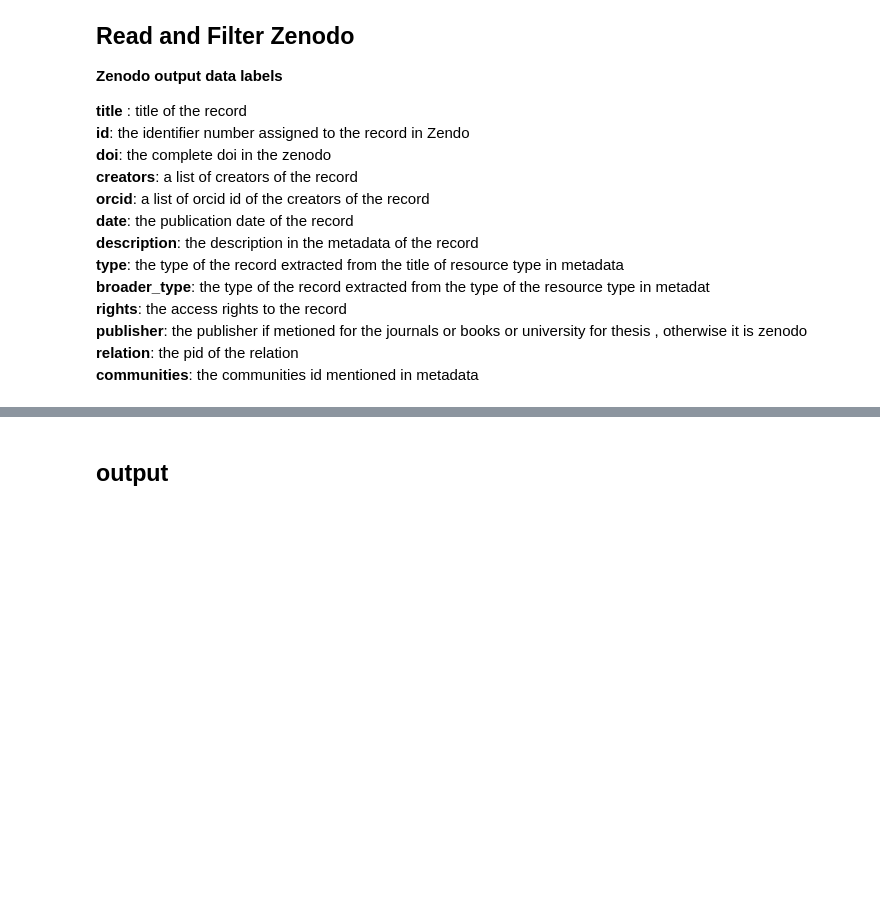
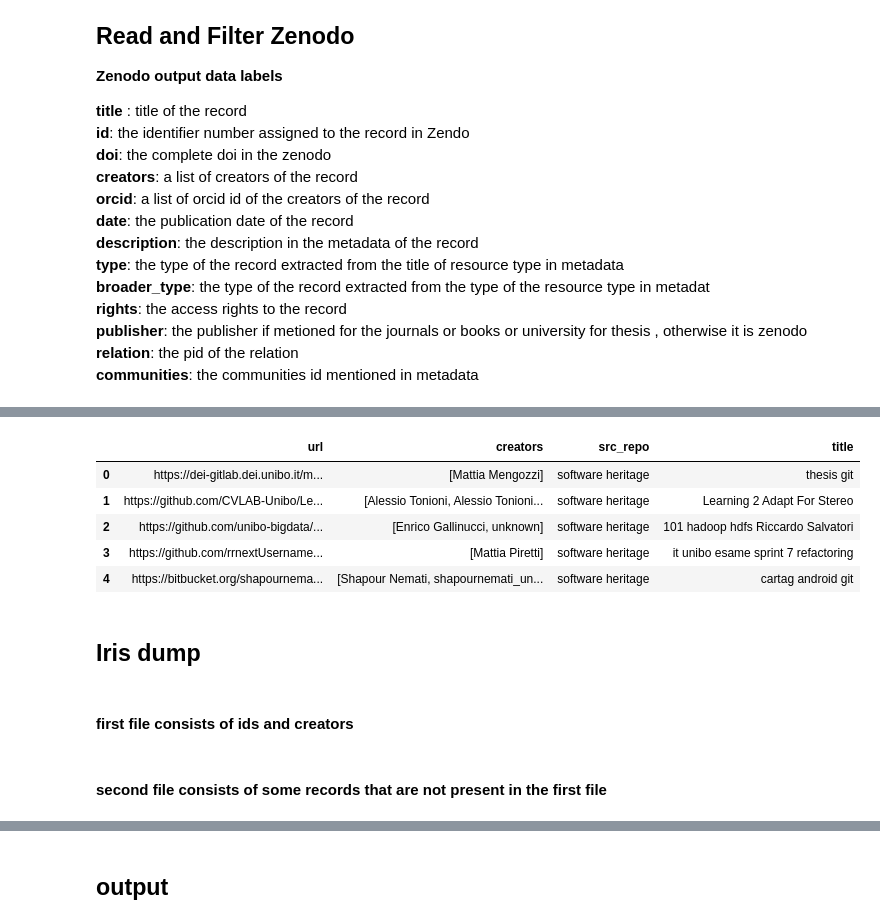
Before and after one commit to open-sci/2024-2025, a Jupyter notebook: crisis/code/mashup/mashup.ipynb, the cells around one changed output, grey strips where cells are left out. Cells and saved outputs as stored; diff of their text form; code cells hidden in the pictures; blank space fills up the shorter version.

```diff
--- a/crisis/code/mashup/mashup.ipynb
+++ b/crisis/code/mashup/mashup.ipynb
@@ -122,0 +227,50 @@ See the caveats in the documentation: https://pandas.pydata.org/pandas-docs/stab
+# %%
+swh_ds = pd.read_json(path_or_buf='../datasets/unibo_repositories_swh.json')
+# %%
+def author_getter(creators_raw):
+    # creators_raw is already the list we want
+    if not isinstance(creators_raw, list):
+        creators_raw = []
+
+    creators = []
+
+    for person in creators_raw:
+        if not isinstance(person, dict):
+            continue
+        name = person.get("name", {})
+
+        if name != 'GitHub':
+            creators.append(name)    # get name
+
+    return pd.Series({"creators": creators or np.nan})
+# %%
+swh_ds[["creators"]] = swh_ds["authors"].apply(author_getter) # Apply the function
+# %%
+swh_ds = swh_ds[['url', 'creators']]
+swh_ds['src_repo'] = 'software heritage'
+# %%
+# Get the title from the url tail
+swh_ds['title'] = swh_ds['url'].str.extract(r'.*/(.*?)$')
+PATTERN = (
+      r'(?<=[a-z0-9])(?=[A-Z])'    # lower-or-digit → Upper
+    r'|(?<=[A-Za-z])(?=\d)'        # letter         → digit
+    r'|[-_.]'                      # hyphen, underscore **or dot**
+)
+
+swh_ds['title'] = (
+    swh_ds['title']
+      .replace(PATTERN, ' ', regex=True)   # insert / swap for space
+      .replace(r'\s+', ' ', regex=True)    # collapse doubles
+)
+swh_ds.head()
+# %% [output]
+|  | url | creators | src_repo | title |
+| 0 | https://dei-gitlab.dei.unibo.it/m... | [Mattia Mengozzi] | software heritage | thesis git |
+| 1 | https://github.com/CVLAB-Unibo/Le... | [Alessio Tonioni, Alessio Tonioni... | software heritage | Learning 2 Adapt For Stereo |
+| 2 | https://github.com/unibo-bigdata/... | [Enrico Gallinucci, unknown] | software heritage | 101 hadoop hdfs Riccardo Salvatori |
+| 3 | https://github.com/rrnextUsername... | [Mattia Piretti] | software heritage | it unibo esame sprint 7 refactoring |
+| 4 | https://bitbucket.org/shapournema... | [Shapour Nemati, shapournemati_un... | software heritage | cartag android git |
+# %% [markdown]
+## Iris dump
+# %% [markdown]
+#### first file consists of ids and creators
@@ -122,0 +288,2 @@ See the caveats in the documentation: https://pandas.pydata.org/pandas-docs/stab
+# %% [markdown]
+#### second file consists of some records that are not present in the first file
```
Also changed, not shown: parts of 45 cells of this notebook.
